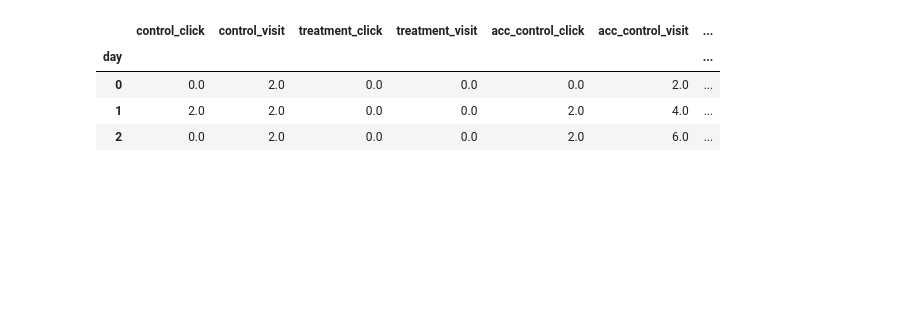
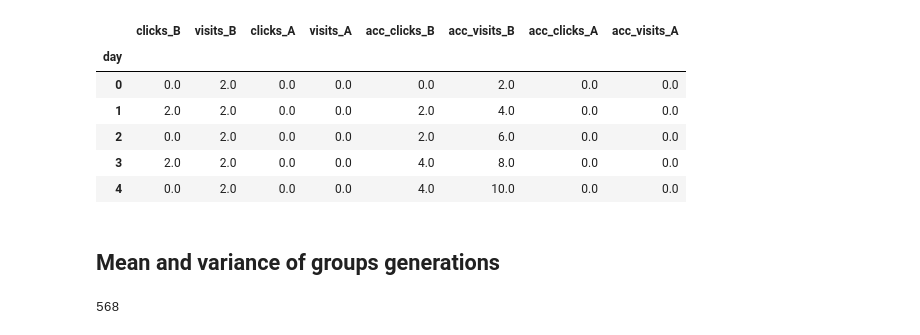
Before and after one commit to ViniciusKos/bayesian_abtest_shiny, a Jupyter notebook: bayesian_inference_function.ipynb, the cells around one changed output. Drawn from its saved outputs; the diff is of its cells as text; code cells hidden in the pictures; blank space fills up the shorter version.

```diff
--- a/bayesian_inference_function.ipynb
+++ b/bayesian_inference_function.ipynb
@@ -5,0 +1,10 @@ import pandas as pd
+# %%
+import pandas as pd
+import numpy as np
+import matplotlib.pyplot as plt
+
+from scipy import stats
+
+
+df = pd.concat( [ pd.read_csv(f"data_collected_{i}.csv") for i in ["red","blue"] ] )
+df.head()
@@ -6,20 +18,30 @@ import pandas as pd
 # %%
-df0 = pd.concat( [ pd.read_csv(f"data_collected_{i}.csv") for i in ["red","blue"] ] )
-df1 = df0.copy()
-#data pivot
+df1 = df.copy()
 for i in ['visit','click']:
     df1[i] = df1[i].astype(int)
 df1 = df1.reset_index().rename( columns={'index':'day'} )
-df1 = df1.pivot_table( index='day', columns='group', values=['click','visit'], aggfunc='sum')
+df1 = df1.pivot_table( index='day', columns='group', values=df1.select_dtypes(exclude='object').columns ,aggfunc='sum')
 df1 = df1.swaplevel( axis=1 )
 df1 = df1.reindex(sorted(df1.columns), axis=1).fillna(0)
 df1.columns = ["_".join(i) for i in df1.columns]
 for i in df1.columns:
     df1[f"acc_{i}"] = df1[i].cumsum()
-df1.head(3)
+df1 = df1.rename(columns={
+    'control_click':"clicks_B",
+    'treatment_click':"clicks_A",
+    "control_visit":"visits_B",
+    "treatment_visit":"visits_A",
+    "acc_control_click":"acc_clicks_B",
+    "acc_treatment_click":"acc_clicks_A",
+    "acc_control_visit":"acc_visits_B",
+    "acc_treatment_visit":"acc_visits_A"
+})
+df1.head()
 # %% [output]
-|  | control_click | control_visit | treatment_click | treatment_visit | acc_control_click | acc_control_visit | ... |
-| day |  |  |  |  |  |  | ... |
-| 0 | 0.0 | 2.0 | 0.0 | 0.0 | 0.0 | 2.0 | ... |
-| 1 | 2.0 | 2.0 | 0.0 | 0.0 | 2.0 | 4.0 | ... |
-| 2 | 0.0 | 2.0 | 0.0 | 0.0 | 2.0 | 6.0 | ... |
+|  | clicks_B | visits_B | clicks_A | visits_A | acc_clicks_B | acc_visits_B | acc_clicks_A | acc_visits_A |
+| day |  |  |  |  |  |  |  |  |
+| 0 | 0.0 | 2.0 | 0.0 | 0.0 | 0.0 | 2.0 | 0.0 | 0.0 |
+| 1 | 2.0 | 2.0 | 0.0 | 0.0 | 2.0 | 4.0 | 0.0 | 0.0 |
+| 2 | 0.0 | 2.0 | 0.0 | 0.0 | 2.0 | 6.0 | 0.0 | 0.0 |
+| 3 | 2.0 | 2.0 | 0.0 | 0.0 | 4.0 | 8.0 | 0.0 | 0.0 |
+| 4 | 0.0 | 2.0 | 0.0 | 0.0 | 4.0 | 10.0 | 0.0 | 0.0 |
@@ -29,0 +50,6 @@ y = ( fa*fb ) / ( ga*gb )
+# %% [markdown]
+## Mean and variance of groups generations
+# %%
+len(df1)
+# %% [output]
+568
```
Also changed, not shown: parts of 8 cells of this notebook.
